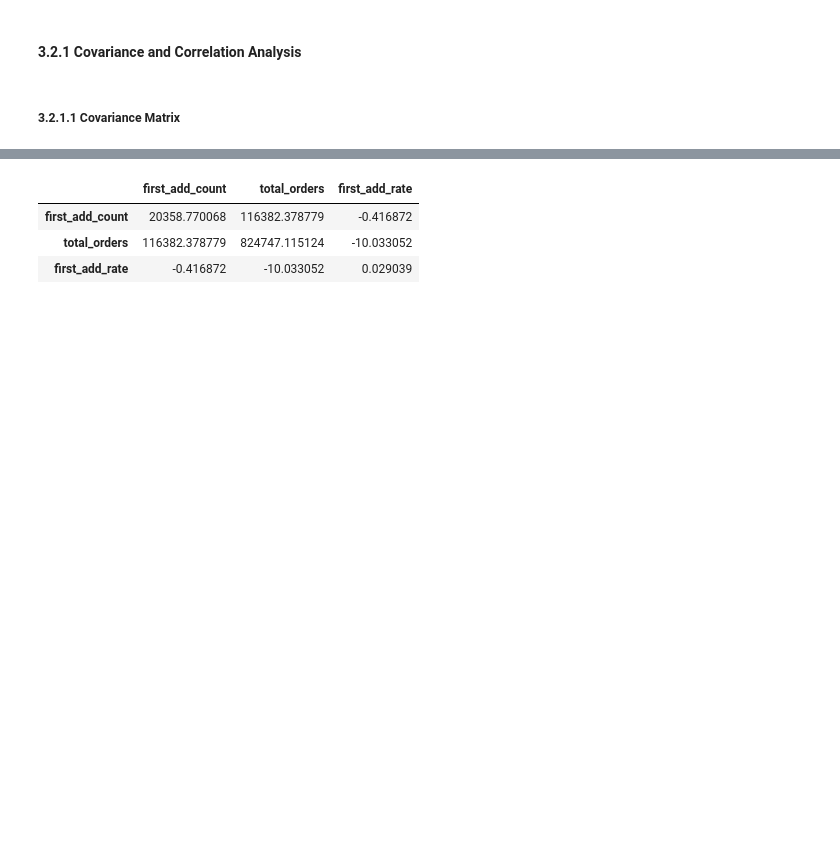
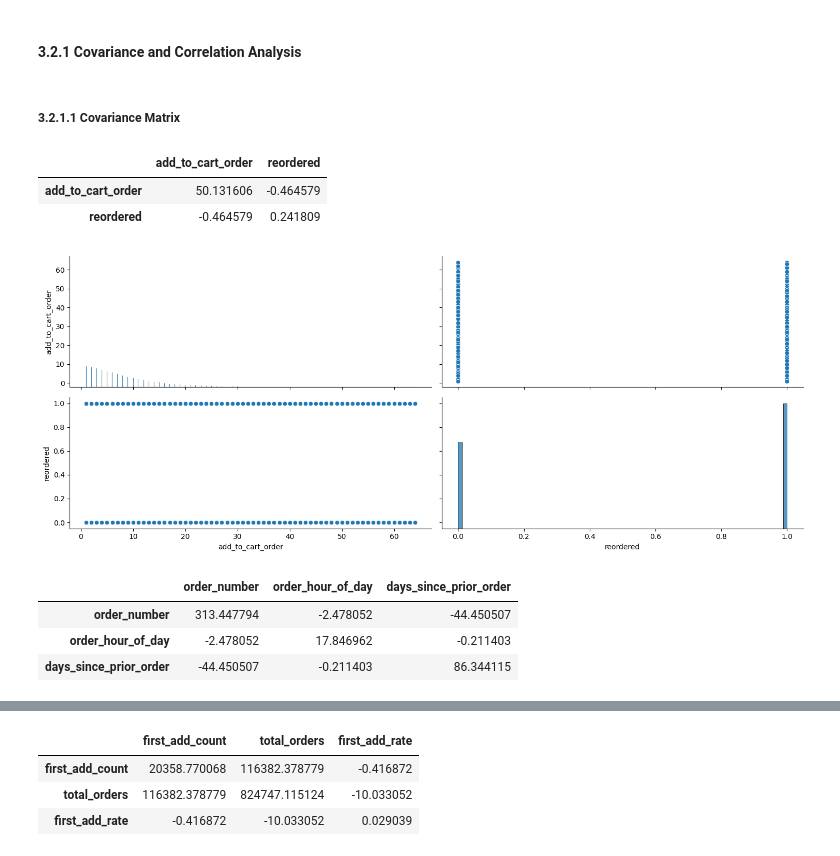
Before and after one commit to LuisPastranaLemus/P_20250505_Purchasing_activity_analysis, a Jupyter notebook: notebooks/03_eda_music_activity.ipynb, the cells around one changed output, grey strips where cells are left out. Saved outputs shown, nothing was run; the diff lists cells and outputs as text; code cells hidden in the pictures; blank space fills up the shorter version.

```diff
--- a/notebooks/03_eda_music_activity.ipynb
+++ b/notebooks/03_eda_music_activity.ipynb
@@ -37,6 +43,14 @@ from src import *
 ## __2. Path to Data file__
 # %%
 # Build route to data file and upload
+data_file_path = project_root / "data" / "processed"
+
+df_aisles_clean = load_dataset_from_csv(data_file_path, "aisles_clean.csv", sep=',', header='infer')
+df_departments_clean = load_dataset_from_csv(data_file_path, "departments_clean.csv", sep=',', header='infer')
+df_order_products_clean = load_dataset_from_csv(data_file_path, "order_products_clean.csv", sep=',', header='infer')
+df_orders_clean = load_dataset_from_csv(data_file_path, "orders_clean.csv", sep=',', header='infer')
+df_products_clean = load_dataset_from_csv(data_file_path, "products_clean.csv", sep=',', header='infer')
+
 data_file_path = project_root / "data" / "processed" / "order_activity"
 
 df_orders_activity_day = load_dataset_from_csv(data_file_path, "orders_activity_day.csv", sep=',', header='infer')
@@ -534,3 +630,22 @@ outlier_limit_bounds(df_product_user_segment_repurchase_rate, 'repurchase_rate',
 #### 3.2.1 Covariance and Correlation Analysis
 # %% [markdown]
 ##### 3.2.1.1 Covariance Matrix
+# %%
+# Covariance for order products
+df_order_products_clean[['add_to_cart_order', 'reordered']].cov()
+# %% [output]
+|  | add_to_cart_order | reordered |
+| add_to_cart_order | 50.131606 | -0.464579 |
+| reordered | -0.464579 | 0.241809 |
+# %%
+plot_pairplot(df_order_products_clean[['add_to_cart_order', 'reordered']])
+# %% [output]
+[figure, added]
+# %%
+# Covariance for orders
+df_orders_clean[['order_number', 'order_hour_of_day', 'days_since_prior_order']].cov()
+# %% [output]
+|  | order_number | order_hour_of_day | days_since_prior_order |
+| order_number | 313.447794 | -2.478052 | -44.450507 |
+| order_hour_of_day | -2.478052 | 17.846962 | -0.211403 |
+| days_since_prior_order | -44.450507 | -0.211403 | 86.344115 |
```
Also changed, not shown: parts of 40 cells of this notebook, 3 other files.
